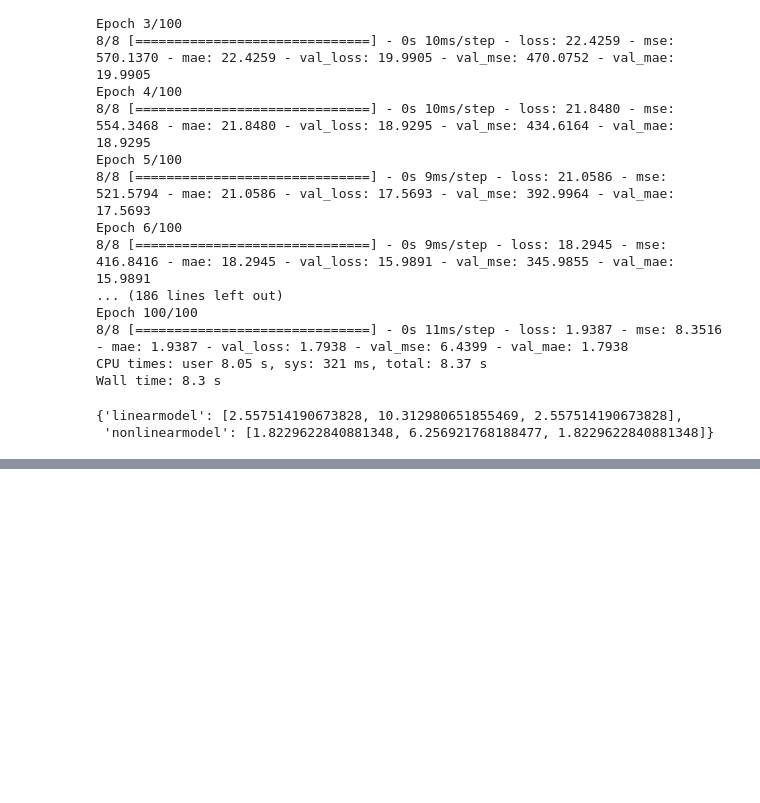
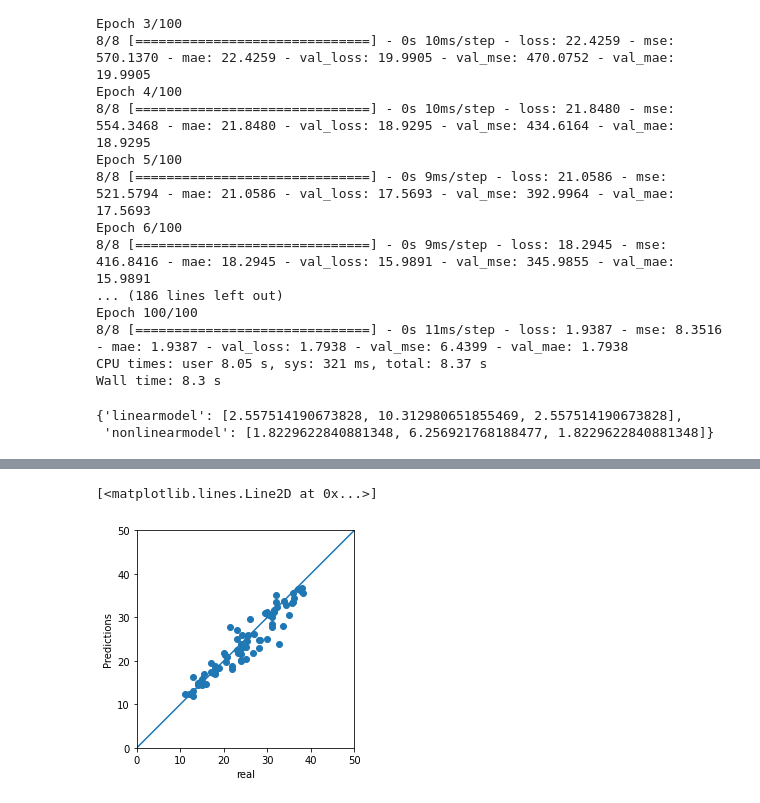
Before and after one commit to a-forty-two/TCS-tensorflow-290321, a Jupyter notebook: 03_Regression_in_TF_Price_Prediction.ipynb, the cells around one changed output, grey strips where cells are left out. Saved outputs shown, nothing was run; the diff lists cells and outputs as text; code cells hidden in the pictures; blank space fills up the shorter version.

```diff
--- a/03_Regression_in_TF_Price_Prediction.ipynb
+++ b/03_Regression_in_TF_Price_Prediction.ipynb
@@ -288,0 +296,3 @@ results
+# %%
+predictions = nonlinearmodel.predict(xtest).flatten()
+predictions
@@ -288,0 +314,13 @@ results
+# %%
+# plot of predictions
+a = plt.axes(aspect='equal')
+plt.scatter(ytest, predictions)
+plt.xlabel('real')
+plt.ylabel('Predictions')
+lims = [0,50]
+plt.xlim(lims)
+plt.ylim(lims)
+plt.plot(lims, lims)
+# %% [output]
+[<matplotlib.lines.Line2D at 0x...>]
+[figure, added]
```
Also changed, not shown: parts of 5 cells of this notebook.
